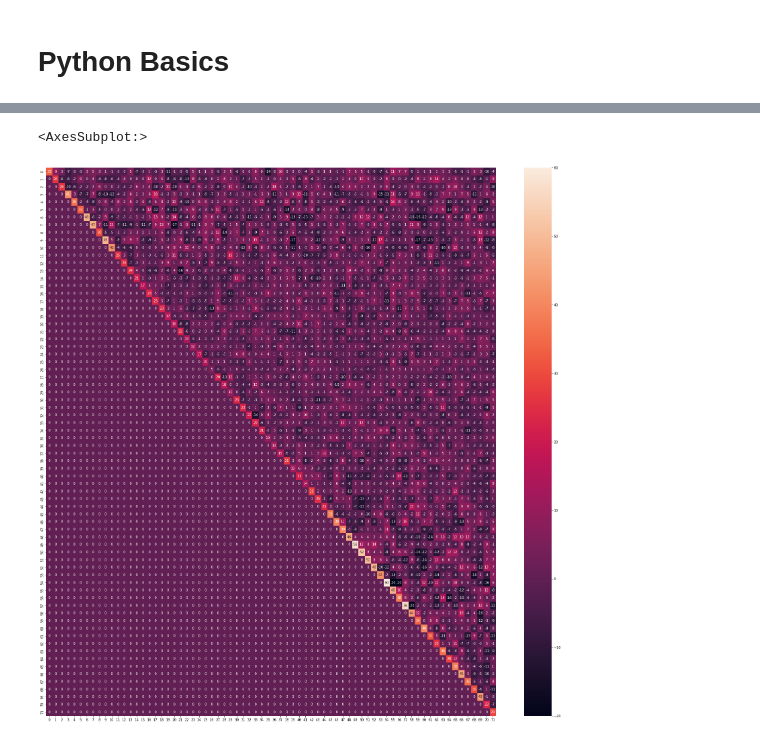
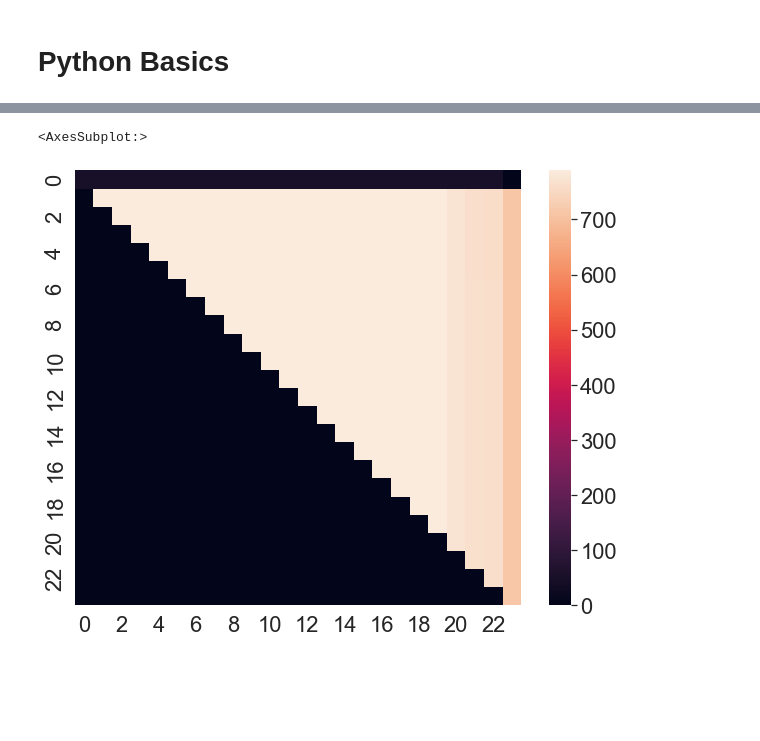
Before and after one commit to alint77/Candles-ProbCheck, a Jupyter notebook: PropCheck.ipynb, the cells around one changed output, grey strips where cells are left out. Cells and saved outputs as stored; diff of their text form; code cells hidden in the pictures; blank space fills up the shorter version.

```diff
--- a/PropCheck.ipynb
+++ b/PropCheck.ipynb
@@ -51,7 +62,9 @@ for i in range(uniqueDaysCount):
 # %%
+
 newestDF = newDF.merge(DJ,on=['<DATE>','<TIME>'],how='left')
 
-newestDF.drop(columns=['<OPEN>_x','<CLOSE>_x','<SIZE>_x','<VOLATILITY>_x','<ISGREEN>_x','<CLOSE>_y','<OPEN>_y'],inplace=True)
-newestDF['<ISGREEN>_y'] = newestDF['<ISGREEN>_y'].fillna(0)
-newestDF['<SIZE>_y'] = newestDF['<SIZE>_y'].fillna(0)
-newestDF['<VOLATILITY>_y'] = newestDF['<VOLATILITY>_y'].fillna(0)
+# newestDF.drop(columns=['<OPEN>_x','<CLOSE>_x','<SIZE>_x','<VOLATILITY>_x','<ISGREEN>_x'],inplace=True)
+newestDF['<ISGREEN>'].fillna(0,inplace=True)
+newestDF['<SIZE>'].fillna(0,inplace=True)
+newestDF['<VOLATILITY>'].fillna(0,inplace=True)
+newestDF['<EMA30>']= newestDF['<CLOSE>'].ewm(span=30).mean()
@@ -72,11 +91,11 @@ newestDF['<VOLATILITY>_y'] = newestDF['<VOLATILITY>_y'].fillna(0)
 # %%
 list = []
 for i in range(len(newestDF)):
-    date = newestDF.iloc[i][0]
-    time = newestDF.iloc[i][1]
-    isGreen = newestDF.iloc[i][2]
-    size = newestDF.iloc[i][3]
-    volatility = newestDF.iloc[i][4]
+    date = newestDF.iloc[i]["<DATE>"]
+    time = newestDF.iloc[i]["<TIME>"]
+    isGreen = newestDF.iloc[i]["<ISGREEN>"]
+    size = newestDF.iloc[i]["<SIZE>"]
+    volatility = newestDF.iloc[i]["<VOLATILITY>"]
 
     list.append([date, time, isGreen, size, volatility])
 # %%
@@ -102,7 +121,7 @@ def eachDayMatrix(day):
     countMatrix = np.zeros((CandlesInDay,CandlesInDay),dtype=int)
     for i in range(len(day)) :
         for j in range (i,len(day)):
-            if abs(day[i][4])> avgCandleVolatility*avgMultiplier and abs(day[i][3])> avgCandleBodySize*avgMultiplier and abs(day[j][4])>0 :
+            if abs(day[i][4])> avgCandleVolatility*avgMultiplier and abs(day[j][4])>0 :
                 countMatrix[i][j] += 1
                 ansMatrix[i][j]=1 if not(day[i][2] ^ day[j][2]) else -1
                 continue
@@ -121,3 +140,7 @@ final = np.sum(ansVector, axis=0)
 countFinal = np.sum(countVector, axis=0)
 # final-=len(days)//2
 # plt.imshow(final)
+# %%
+plt.figure(figsize=(20,16))
+sns.set(font_scale=2)
+sns.heatmap(final,annot=True,vmax=50,vmin=-50)
@@ -124,6 +150,7 @@ countFinal = np.sum(countVector, axis=0)
 # %%
-plt.figure(figsize=(30,30))
-sns.heatmap(final,annot=True,)
+plt.figure(figsize=(10,8))
+
+sns.heatmap(countFinal,annot=False,)
 # %% [output]
 <AxesSubplot:>
-[figure, old version]
+[figure, new version]
```
Also changed, not shown: parts of 8 cells of this notebook, 1 other file.
